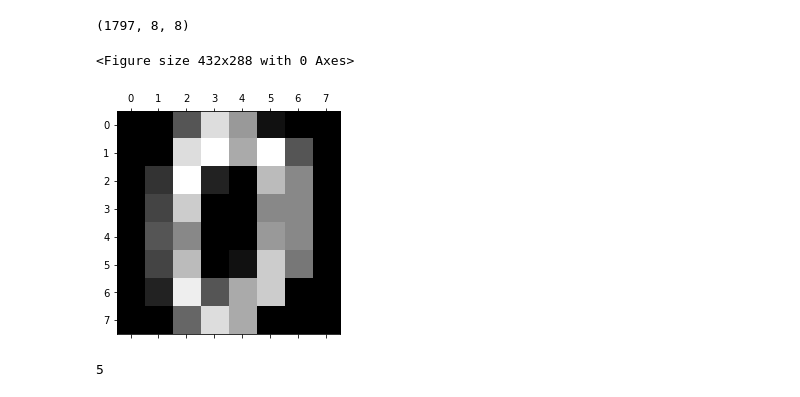
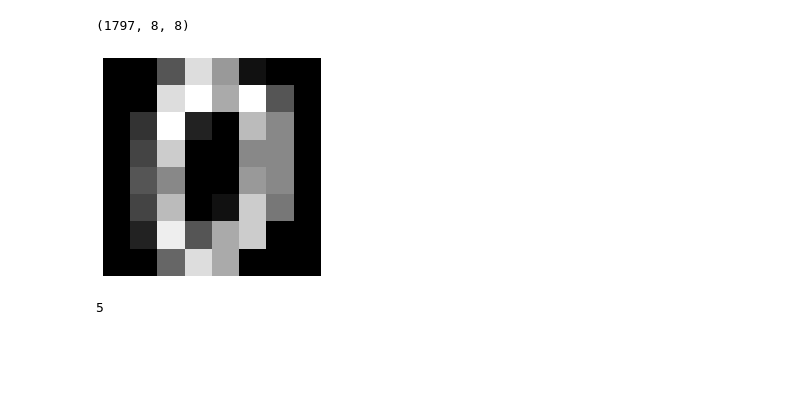
Before and after one commit to taimoon/handwritten-digits-recognition, a Jupyter notebook: exploring dataset.ipynb, the cells around one changed output. Cells and saved outputs as stored; diff of their text form; code cells hidden in the pictures; blank space fills up the shorter version.

```diff
--- a/exploring dataset.ipynb
+++ b/exploring dataset.ipynb
@@ -8,14 +9,12 @@ digits = load_digits()
 digits.images.shape
 # %% [output]
 (1797, 8, 8)
-# %%
-import matplotlib.pyplot as plt
-plt.gray()
-plt.matshow(digits.images[0])
-plt.show()
-# %% [output]
-<Figure size 432x288 with 0 Axes>
-[figure, removed]
+# %%
+plt.gray()
+plt.axis('off')
+plt.imshow(digits.images[0]);
+# %% [output]
+[figure, added]
 # %%
 mnist.download()
 labels = mnist.extract_labels('mnist_data/train-labels-idx1-ubyte.gz', 1)
```
Also changed, not shown: parts of 2 cells of this notebook, 8 other files.
